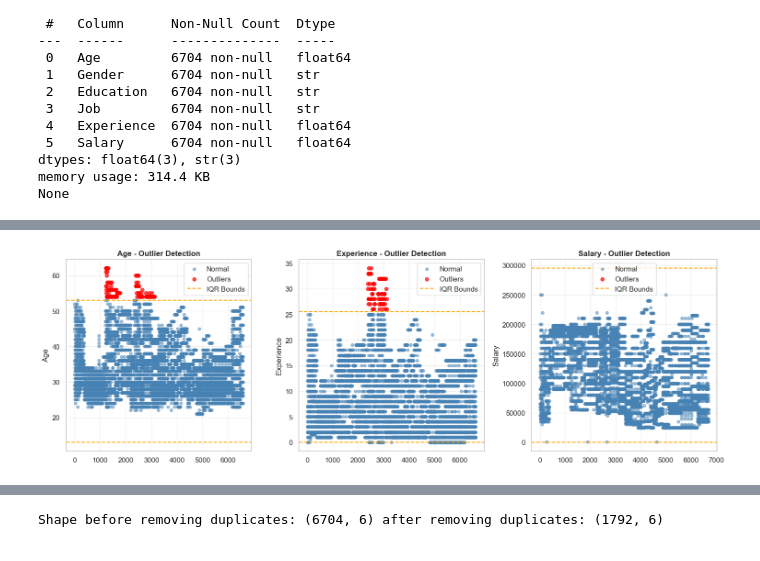
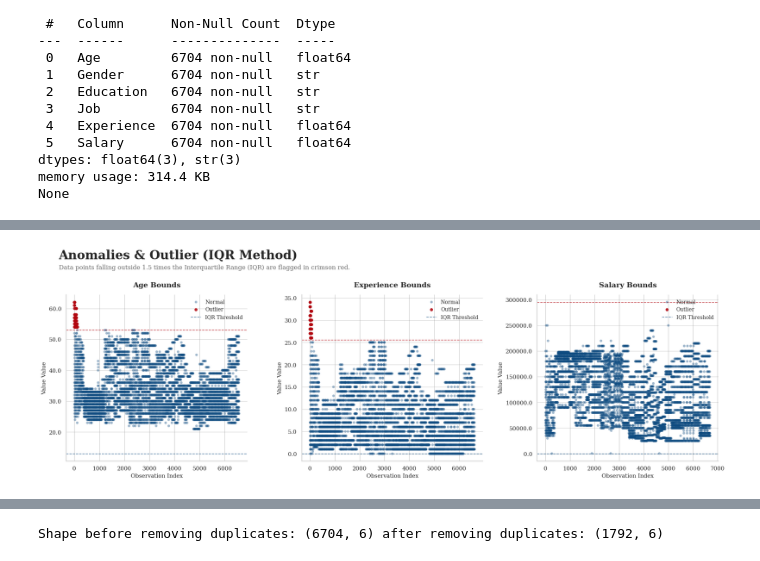
Before and after one commit to AsharArmoghan/Salary_Prediction_model, a Jupyter notebook: salary_prediction_model.ipynb, the cells around one changed output, grey strips where cells are left out. Drawn from its saved outputs; the diff is of its cells as text; code cells hidden in the pictures.

```diff
--- a/salary_prediction_model.ipynb
+++ b/salary_prediction_model.ipynb
@@ -17,13 +17,14 @@ from sklearn.metrics import (
     root_mean_squared_error,
 )
 from sklearn.model_selection import train_test_split
+import warnings
 
+warnings.filterwarnings('ignore')
 filePath = "Salary_Data.csv"
 
 df = kagglehub.dataset_load(
     KaggleDatasetAdapter.PANDAS, "mohithsairamreddy/salary-data", filePath
 )
-sns.set_style("whitegrid")
 print(df.info())
 print(df.describe())
 print(f"Shape: {df.shape}")
@@ -256,29 +465,29 @@ plt.tight_layout()
 # %%
-# Outlier Detection using IQR Method
 print("\n" + "=" * 60)
 print("OUTLIER DETECTION - IQR METHOD")
 print("=" * 60)
 outlier_summary = []
 
-fig, axes = plt.subplots(1, 3, figsize=(15, 5))
+fig, axes = plt.subplots(1, 3, figsize=(20, 7))
 
 for idx, feature in enumerate(numeric_features):
+    ax = axes[idx]
+
     Q1 = df[feature].quantile(0.25)
     Q3 = df[feature].quantile(0.75)
     IQR = Q3 - Q1
     lower_bound = Q1 - (1.5 * IQR)
     upper_bound = Q3 + (1.5 * IQR)
-    lower_bound = max(
-        0, lower_bound
-    )  # Ensure lower bound is not negative for features like Age and Salary
+    lower_bound = max(0, lower_bound)
+
     outliers = df[(df[feature] < lower_bound) | (df[feature] > upper_bound)]
+    non_outliers = df[(df[feature] >= lower_bound) & (df[feature] <= upper_bound)]
     outlier_pct = len(outliers) / len(df) * 100
 
     print(f"\n{feature}:")
     print(f"  Q1: {Q1:.2f}, Q3: {Q3:.2f}, IQR: {IQR:.2f}")
     print(f"  Lower Bound: {lower_bound:.2f}, Upper Bound: {upper_bound:.2f}")
     print(f"  Outliers: {len(outliers)} ({outlier_pct:.2f}%)")
-    print(f"  Outlier Range: [{df[feature].min():.2f}, {df[feature].max():.2f}]")
 
     outlier_summary.append(
         {
@@ -290,35 +499,77 @@ for idx, feature in enumerate(numeric_features):
         }
     )
 
-    # Scatter plot showing outliers
-    non_outliers = df[(df[feature] >= lower_bound) & (df[feature] <= upper_bound)]
-    axes[idx].scatter(
+    # Plot normal points and outliers using a uniform reset index scale
+    ax.scatter(
         range(len(non_outliers)),
         non_outliers[feature],
-        alpha=0.5,
-        s=20,
+        alpha=0.4,
+        s=25,
         label='Normal',
-        color='steelblue',
+        color=color_map[1],
+        edgecolor='none',
     )
-    axes[idx].scatter(
-        outliers.index,
+    ax.scatter(
+        range(len(outliers)),
         outliers[feature],
+        alpha=0.9,
+        s=35,
+        label='Outlier',
+        color=color_map[0],
+        edgecolor='none',
+    )
+
+    # Boundary thresholds
+    ax.axhline(
+        lower_bound,
+        color=color_map[1],
+        linestyle='--',
+        linewidth=1.2,
         alpha=0.7,
-        s=30,
-        label='Outliers',
-        color='red',
+        label='IQR Threshold',
     )
-    axes[idx].axhline(lower_bound, color='orange', linestyle='--', label='IQR Bounds')
-    axes[idx].axhline(upper_bound, color='orange', linestyle='--')
-    axes[idx].set_ylabel(feature)
-    axes[idx].set_title(f'{feature} - Outlier Detection', fontweight='bold')
-    axes[idx].legend()
-    axes[idx].grid(True, alpha=0.3)
+    ax.axhline(
+        upper_bound, color=color_map_e[0], linestyle='--', linewidth=1.2, alpha=0.7
+    )
 
-plt.tight_layout()
+    # Custom Subplot Typography
+    ax.set_title(
+        f'{feature} Bounds', fontsize=14, fontweight='bold', fontfamily='serif', pad=15
+    )
+    ax.set_ylabel('Value Value', fontfamily='serif', fontsize=11)
+    ax.set_xlabel('Observation Index', fontfamily='serif', fontsize=11)
+    ax.set_xticklabels(ax.get_xticks().astype(int), fontfamily='serif')
+    ax.set_yticklabels(ax.get_yticks(), fontfamily='serif')
+
+    ax.legend(frameon=False, prop={'family': 'serif', 'size': 10}, loc='upper right')
+    ax.grid(axis='y', linestyle='-', alpha=0.3, color='gray')
+
+    for s in ['top', 'right']:
+        ax.spines[s].set_visible(False)
+
+# Main Dashboard Titles
+fig.text(
+    0.05,
+    0.94,
+    'Anomalies & Outlier (IQR Method)',
+    fontsize=24,
+    fontweight='bold',
+    fontfamily='serif',
+)
+fig.text(
+    0.05,
+    0.90,
+    'Data points falling outside 1.5 times the Interquartile Range (IQR) are flagged in crimson red.',
+    fontsize=12,
+    fontweight='light',
+    fontfamily='serif',
+    color='dimgray',
+)
+
+fig.subplots_adjust(left=0.06, right=0.95, top=0.80, bottom=0.15, wspace=0.3)
 plt.show()
 
-print("\nOutlier Summary:")
+print("\nOutlier Summary Table:")
 outlier_df = pd.DataFrame(outlier_summary)
 print(outlier_df.to_string(index=False))
 # %% [output]
@@ -342 +594 @@ Experience:
-[figure, old version]
+[figure, new version]
```
Also changed, not shown: parts of 11 cells of this notebook.
